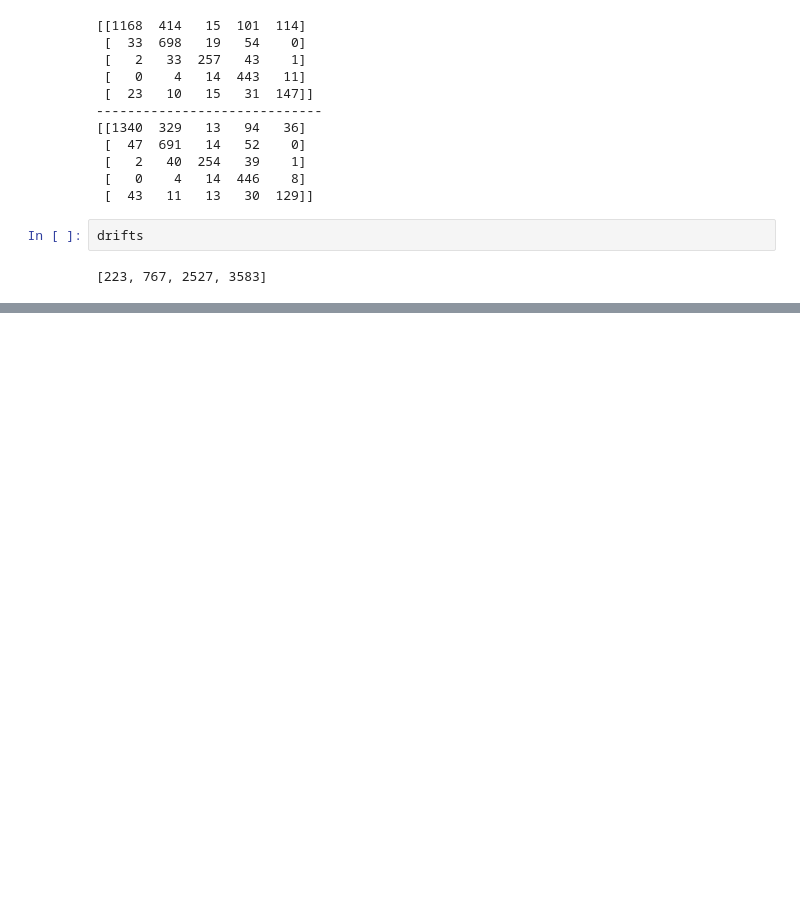
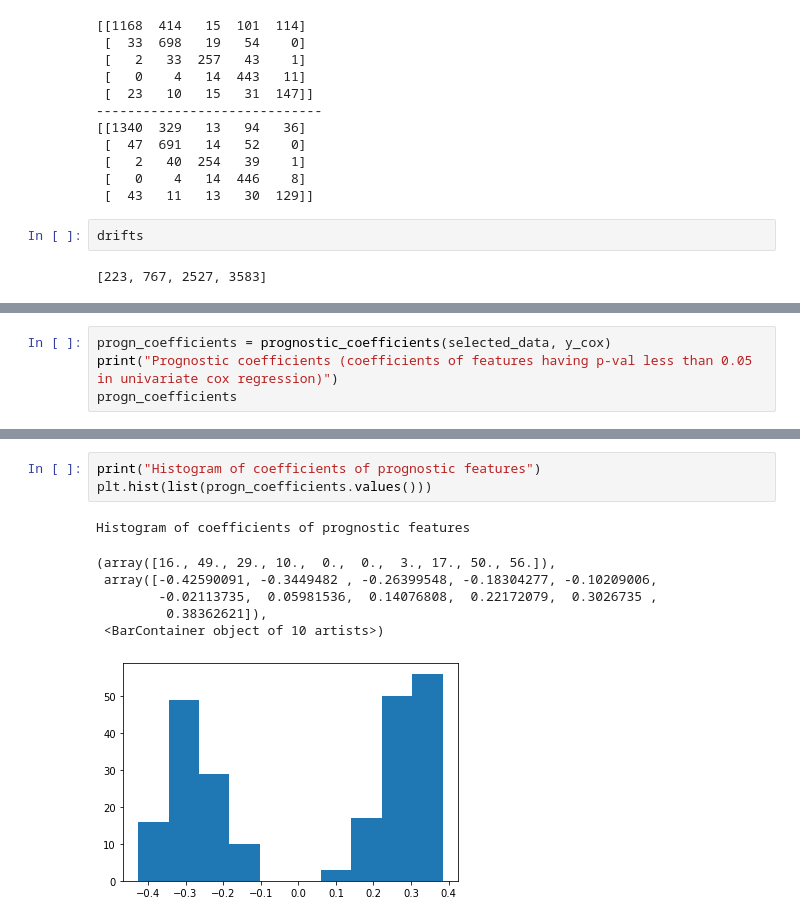
Before and after one commit to vittoriofortino84/OnlineLearningForBD, a Jupyter notebook: jupy/fdd_brca_pilot.ipynb, the cells around one changed output, grey strips where cells are left out. Saved outputs shown, nothing was run; the diff lists cells and outputs as text; blank space fills up the shorter version.

```diff
--- a/jupy/fdd_brca_pilot.ipynb
+++ b/jupy/fdd_brca_pilot.ipynb
@@ -814,0 +1254,4 @@ plt.show()
+# %%
+progn_coefficients = prognostic_coefficients(selected_data, y_cox)
+print("Prognostic coefficients (coefficients of features having p-val less than 0.05 in univariate cox regression)")
+progn_coefficients
@@ -814,0 +1277,11 @@ plt.show()
+# %%
+print("Histogram of coefficients of prognostic features")
+plt.hist(list(progn_coefficients.values()))
+# %% [output]
+Histogram of coefficients of prognostic features
+(array([16., 49., 29., 10.,  0.,  0.,  3., 17., 50., 56.]),
+ array([-0.42590091, -0.3449482 , -0.26399548, -0.18304277, -0.10209006,
+        -0.02113735,  0.05981536,  0.14076808,  0.22172079,  0.3026735 ,
+         0.38362621]),
+ <BarContainer object of 10 artists>)
+[figure, added]
```
Also changed, not shown: parts of 21 cells of this notebook, 2 other files.
